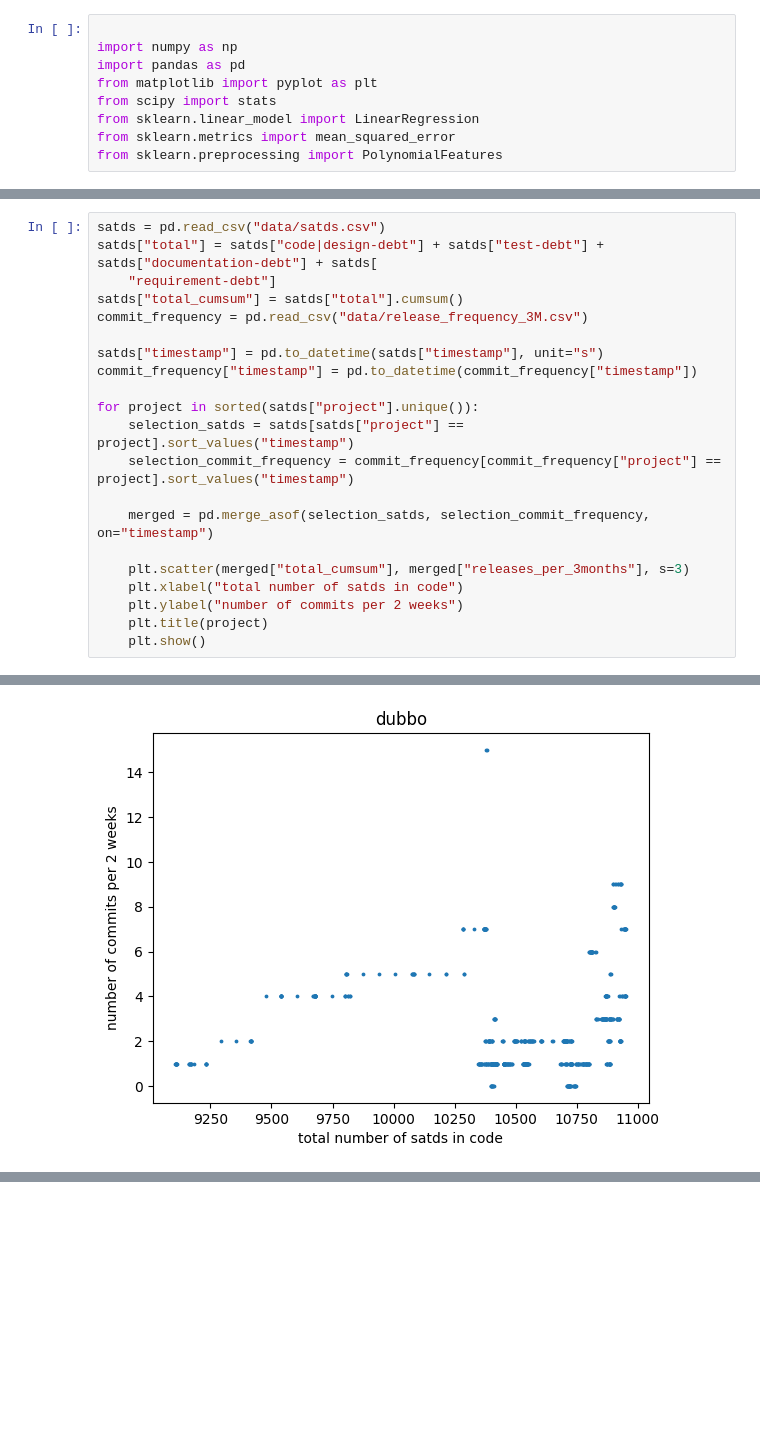
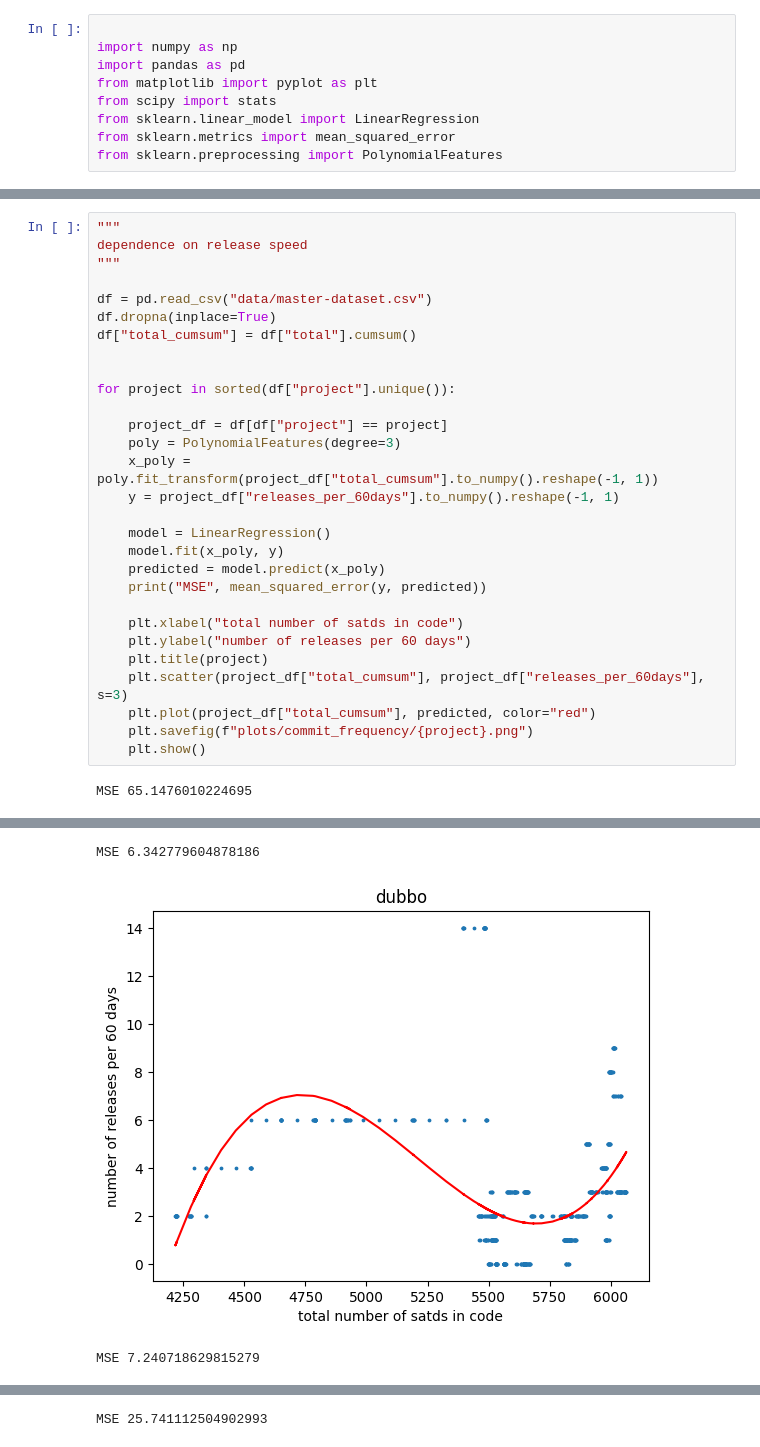
Before and after one commit to patricklindner/satd_finder, a Jupyter notebook: regression.ipynb, the cells around one changed output, grey strips where cells are left out. Drawn from its saved outputs; the diff is of its cells as text; blank space fills up the shorter version.

Commit message:
added preparation added master dataset

```diff
--- a/regression.ipynb
+++ b/regression.ipynb
@@ -65,22 +60,31 @@ MSE 3992.548946949629
 # %%
-satds = pd.read_csv("data/satds.csv")
-satds["total"] = satds["code|design-debt"] + satds["test-debt"] + satds["documentation-debt"] + satds[
-    "requirement-debt"]
-satds["total_cumsum"] = satds["total"].cumsum()
-commit_frequency = pd.read_csv("data/release_frequency_3M.csv")
+"""
+dependence on release speed
+"""
 
-satds["timestamp"] = pd.to_datetime(satds["timestamp"], unit="s")
-commit_frequency["timestamp"] = pd.to_datetime(commit_frequency["timestamp"])
+df = pd.read_csv("data/master-dataset.csv")
+df.dropna(inplace=True)
+df["total_cumsum"] = df["total"].cumsum()
 
-for project in sorted(satds["project"].unique()):
-    selection_satds = satds[satds["project"] == project].sort_values("timestamp")
-    selection_commit_frequency = commit_frequency[commit_frequency["project"] == project].sort_values("timestamp")
 
-    merged = pd.merge_asof(selection_satds, selection_commit_frequency, on="timestamp")
+for project in sorted(df["project"].unique()):
 
-    plt.scatter(merged["total_cumsum"], merged["releases_per_3months"], s=3)
+    project_df = df[df["project"] == project]
+    poly = PolynomialFeatures(degree=3)
+    x_poly = poly.fit_transform(project_df["total_cumsum"].to_numpy().reshape(-1, 1))
+    y = project_df["releases_per_60days"].to_numpy().reshape(-1, 1)
+
+    model = LinearRegression()
+    model.fit(x_poly, y)
+    predicted = model.predict(x_poly)
+    print("MSE", mean_squared_error(y, predicted))
+
     plt.xlabel("total number of satds in code")
-    plt.ylabel("number of commits per 2 weeks")
+    plt.ylabel("number of releases per 60 days")
     plt.title(project)
+    plt.scatter(project_df["total_cumsum"], project_df["releases_per_60days"], s=3)
+    plt.plot(project_df["total_cumsum"], predicted, color="red")
+    plt.savefig(f"plots/commit_frequency/{project}.png")
     plt.show()
 # %% [output]
+MSE 65.1476010224695
@@ -88 +92,3 @@ for project in sorted(satds["project"].unique()):
+MSE 6.342779604878186
-[figure, old version]
+[figure, new version]
+MSE 7.240718629815279
@@ -89,0 +96 @@ for project in sorted(satds["project"].unique()):
+MSE 25.741112504902993
```
Also changed, not shown: parts of 2 cells of this notebook, 8 other files.
